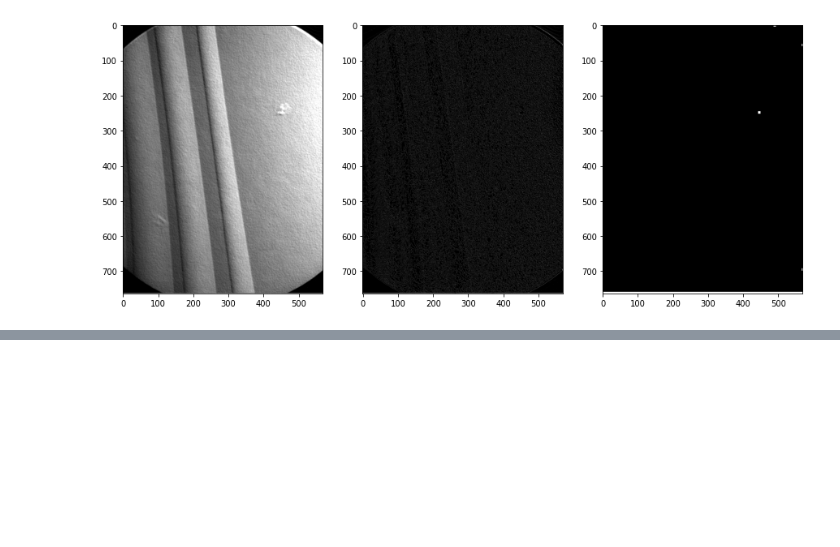
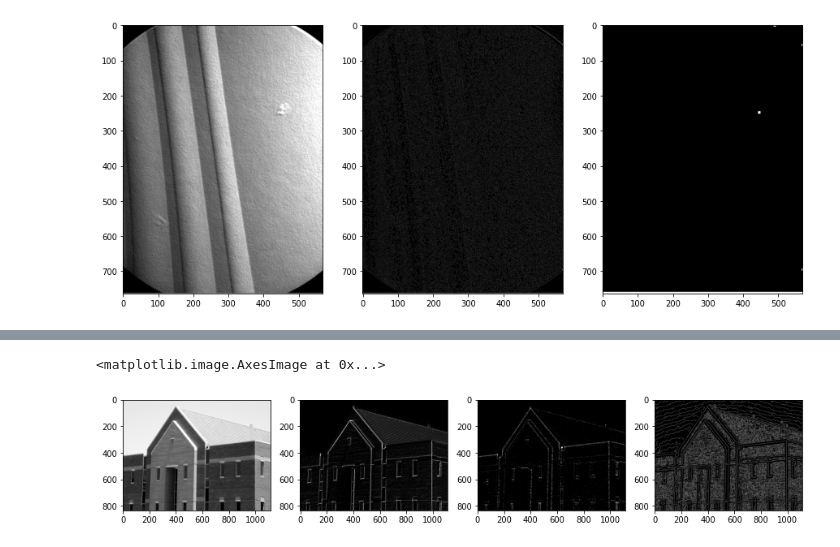
Before and after one commit to lizhuomao/Digital-Image-Processing, a Jupyter notebook: 图像分割/imagesegmentation.ipynb, the cells around one changed output, grey strips where cells are left out. Saved outputs shown, nothing was run; the diff lists cells and outputs as text; code cells hidden in the pictures; blank space fills up the shorter version.

```diff
--- a/图像分割/imagesegmentation.ipynb
+++ b/图像分割/imagesegmentation.ipynb
@@ -26,0 +96,11 @@ axe[2].imshow(r_img, cmap = 'gray')
+# %%
+_, axe = plt.subplots(1, 4, figsize = (15, 8))
+axe[0].imshow(img, cmap = 'gray')
+axe[1].imshow(img_gxy, cmap = 'gray')
+axe[2].imshow(img_t, cmap = 'gray')
+
+img_c = cv.Canny(img_g, 0.04, 0.1)
+axe[3].imshow(img_c, cmap = 'gray')
+# %% [output]
+<matplotlib.image.AxesImage at 0x...>
+[figure, added]
```
Also changed, not shown: parts of 8 cells of this notebook, 3 other files.
